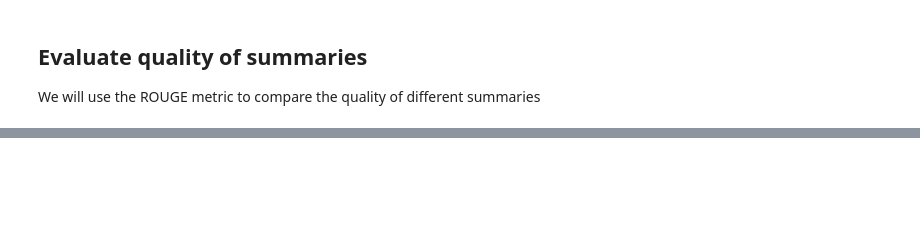
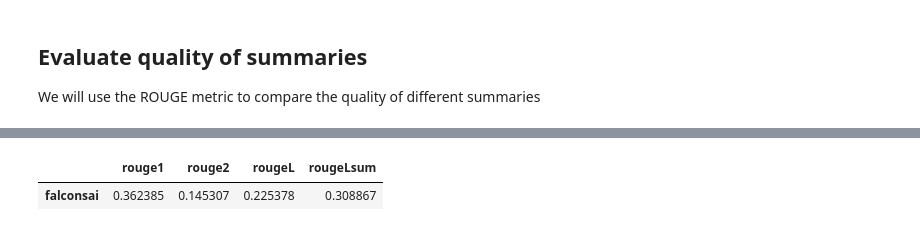
Before and after one commit to smith478/medical-summarization-and-transcription, a Jupyter notebook: notebooks/dataset.ipynb, the cells around one changed output, grey strips where cells are left out. Cells and saved outputs as stored; diff of their text form; code cells hidden in the pictures; blank space fills up the shorter version.

```diff
--- a/notebooks/dataset.ipynb
+++ b/notebooks/dataset.ipynb
@@ -110,0 +241,8 @@ pd.DataFrame.from_records(records, index=summaries.keys())
+# %%
+model_ckpt = "Falconsai/medical_summarization"
+# %%
+tokenizer = AutoTokenizer.from_pretrained(model_ckpt)
+# %%
+model = AutoModelForSeq2SeqLM.from_pretrained(model_ckpt).to(device)
+# %%
+score = evaluate_summaries(test_sampled, rouge_metric, model, tokenizer, batch_size=8)
@@ -110,0 +270,6 @@ pd.DataFrame.from_records(records, index=summaries.keys())
+# %%
+rouge_dict = dict((rn, score[rn].mid.fmeasure) for rn in rouge_names)
+pd.DataFrame(rouge_dict, index=["falconsai"])
+# %% [output]
+|  | rouge1 | rouge2 | rougeL | rougeLsum |
+| falconsai | 0.362385 | 0.145307 | 0.225378 | 0.308867 |
```
Also changed, not shown: parts of 24 cells of this notebook, 1 other file.
